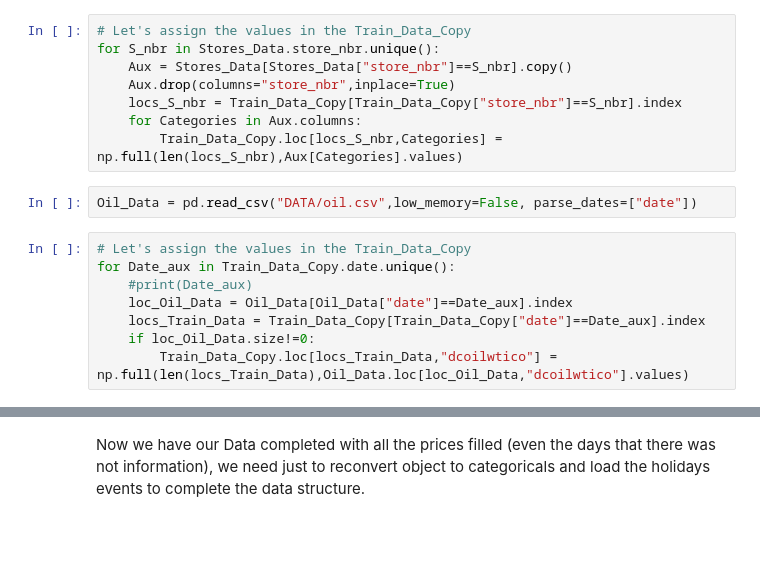
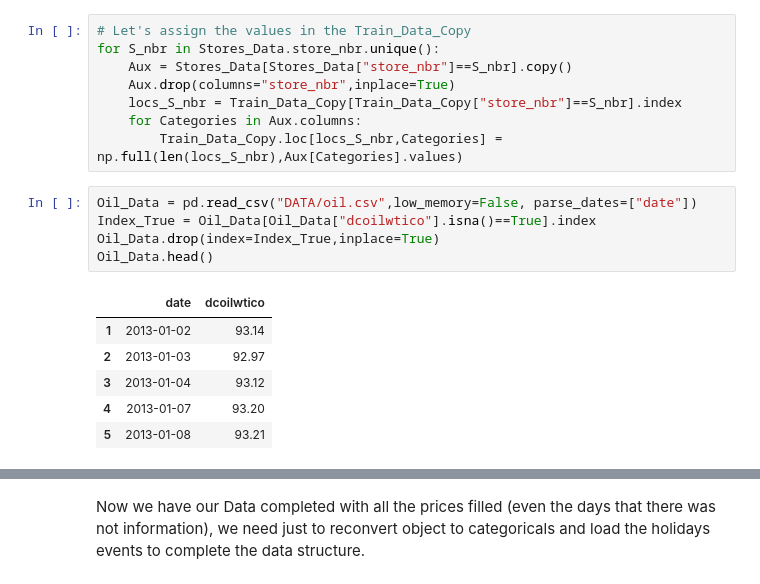
Before and after one commit to Candelo-Zuluaga/KaggleCompetition-StoreSales-TSForecasting, a Jupyter notebook: Notebooks/1-03_01_2025-Notebook.ipynb, the cells around one changed output, grey strips where cells are left out. Saved outputs shown, nothing was run; the diff lists cells and outputs as text; blank space fills up the shorter version.

```diff
--- a/Notebooks/1-03_01_2025-Notebook.ipynb
+++ b/Notebooks/1-03_01_2025-Notebook.ipynb
@@ -243,11 +258,13 @@ for S_nbr in Stores_Data.store_nbr.unique():
         Train_Data_Copy.loc[locs_S_nbr,Categories] = np.full(len(locs_S_nbr),Aux[Categories].values)
 # %%
 Oil_Data = pd.read_csv("DATA/oil.csv",low_memory=False, parse_dates=["date"])
+Index_True = Oil_Data[Oil_Data["dcoilwtico"].isna()==True].index
+Oil_Data.drop(index=Index_True,inplace=True)
+Oil_Data.head()
+# %% [output]
+|  | date | dcoilwtico |
+| 1 | 2013-01-02 | 93.14 |
+| 2 | 2013-01-03 | 92.97 |
+| 3 | 2013-01-04 | 93.12 |
+| 4 | 2013-01-07 | 93.20 |
+| 5 | 2013-01-08 | 93.21 |
-# %%
-# Let's assign the values in the Train_Data_Copy
-for Date_aux in Train_Data_Copy.date.unique():
-    #print(Date_aux)
-    loc_Oil_Data = Oil_Data[Oil_Data["date"]==Date_aux].index
-    locs_Train_Data = Train_Data_Copy[Train_Data_Copy["date"]==Date_aux].index
-    if loc_Oil_Data.size!=0:
-        Train_Data_Copy.loc[locs_Train_Data,"dcoilwtico"] = np.full(len(locs_Train_Data),Oil_Data.loc[loc_Oil_Data,"dcoilwtico"].values)
```
Also changed, not shown: parts of 12 cells of this notebook.
